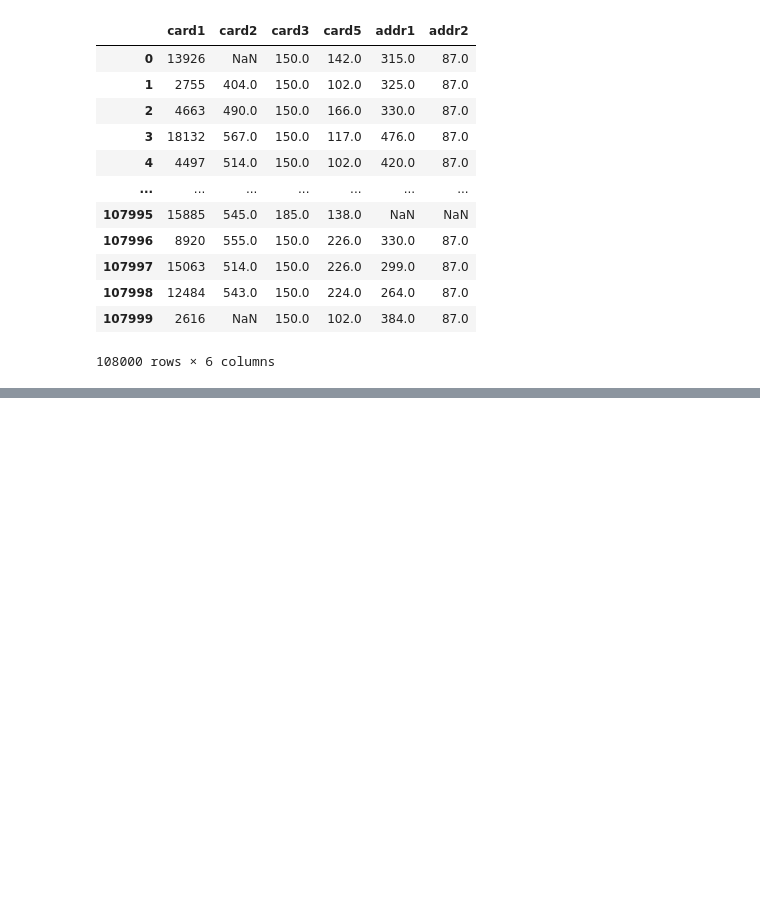
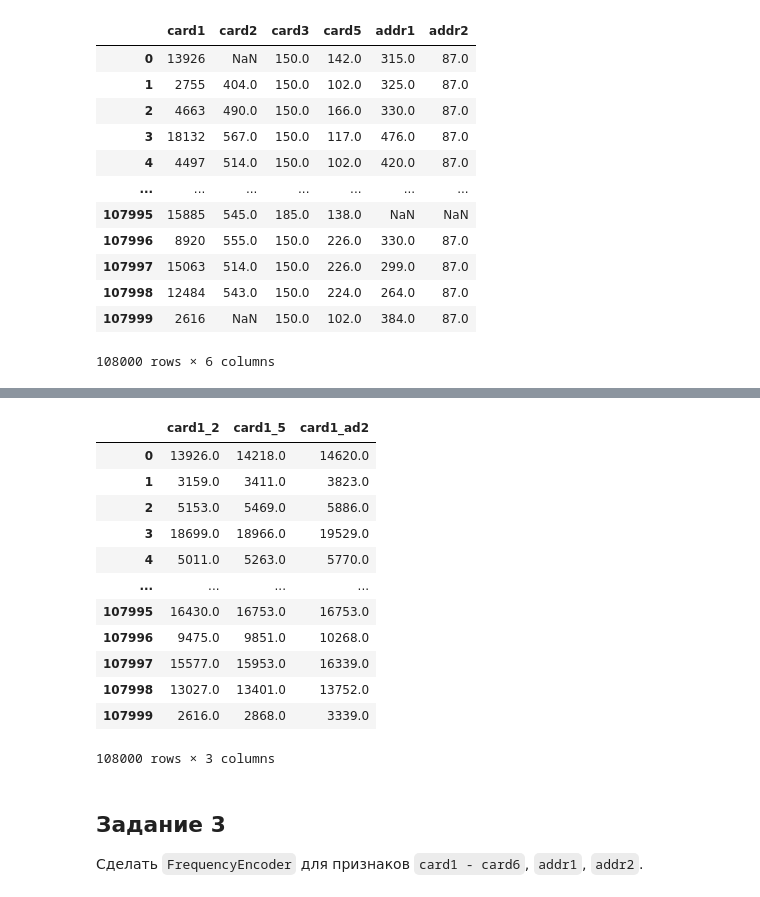
Before and after one commit to evelisko/GB_SDA_Kaggle, a Jupyter notebook: Lesson 5/HW_kaggle_Lesson_5.ipynb, the cells around one changed output, grey strips where cells are left out. Saved outputs shown, nothing was run; the diff lists cells and outputs as text; code cells hidden in the pictures; blank space fills up the shorter version.

```diff
--- a/Lesson 5/HW_kaggle_Lesson_5.ipynb
+++ b/Lesson 5/HW_kaggle_Lesson_5.ipynb
@@ -273,10 +280,3 @@ x_train[['card1','card2', 'card3','card5', 'addr1','addr2']]
 | 107998 | 12484 | 543.0 | 150.0 | 224.0 | 264.0 | 87.0 |
 | 107999 | 2616 | NaN | 150.0 | 102.0 | 384.0 | 87.0 |
 108000 rows × 6 columns
-# %%
-x_train.loc[(x_train['card1'].isna()),'card1'] = 0
-x_train.loc[(x_train['card2'].isna()),'card2'] = 0
-x_train.loc[(x_train['card3'].isna()),'card3'] = 0
-x_train.loc[(x_train['card5'].isna()),'card5'] = 0
-x_train.loc[(x_train['addr1'].isna()),'addr1'] = 0
-x_train.loc[(x_train['addr2'].isna()),'addr2'] = 0
@@ -285,4 +282,0 @@ x_train[['card1','card2', 'addr1','addr2']]
-# %%
-x_train['card_1'] = x_train['card1']+x_train['card2']
-x_train['card_2'] = x_train['card1']+x_train['card2']+x_train['card3']+x_train['card5']
-x_train['card_3'] = x_train['card1']+x_train['card2']+x_train['card3']+x_train['card5']+x_train['addr1']+x_train['addr2']
@@ -346,0 +313,16 @@ x_train[["card1", "card1_freq_enc"]].head(2)
+# %%
+x_train[['card1_2','card1_5','card1_ad2']]
+# %% [output]
+|  | card1_2 | card1_5 | card1_ad2 |
+| 0 | 13926.0 | 14218.0 | 14620.0 |
+| 1 | 3159.0 | 3411.0 | 3823.0 |
+| 2 | 5153.0 | 5469.0 | 5886.0 |
+| 3 | 18699.0 | 18966.0 | 19529.0 |
+| 4 | 5011.0 | 5263.0 | 5770.0 |
+| ... | ... | ... | ... |
+| 107995 | 16430.0 | 16753.0 | 16753.0 |
+| 107996 | 9475.0 | 9851.0 | 10268.0 |
+| 107997 | 15577.0 | 15953.0 | 16339.0 |
+| 107998 | 13027.0 | 13401.0 | 13752.0 |
+| 107999 | 2616.0 | 2868.0 | 3339.0 |
+108000 rows × 3 columns
@@ -346,0 +331,4 @@ x_train[["card1", "card1_freq_enc"]].head(2)
+# %% [markdown]
+## Задание 3
+
+Сделать `FrequencyEncoder` для признаков `card1 - card6`, `addr1`, `addr2`.
```
Also changed, not shown: parts of 47 cells of this notebook.
